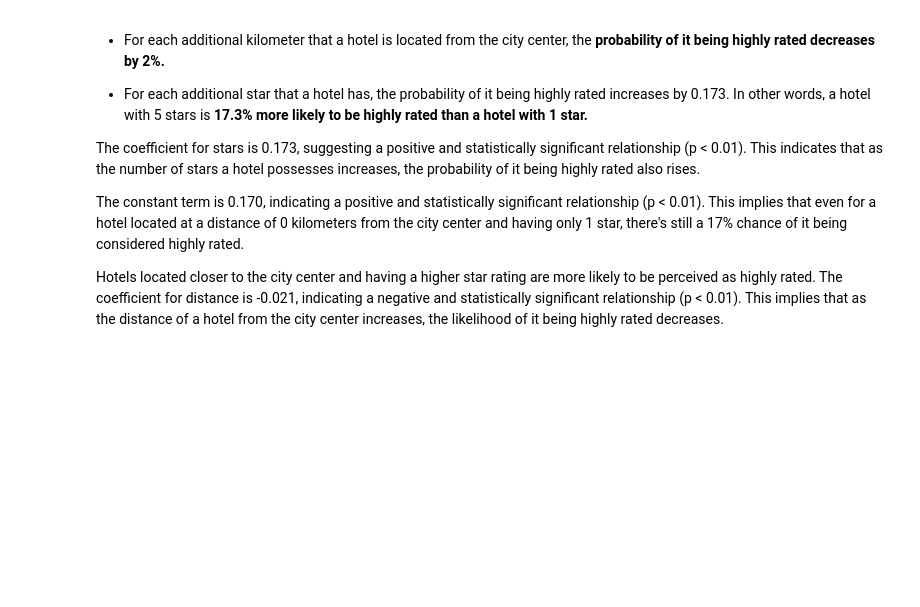
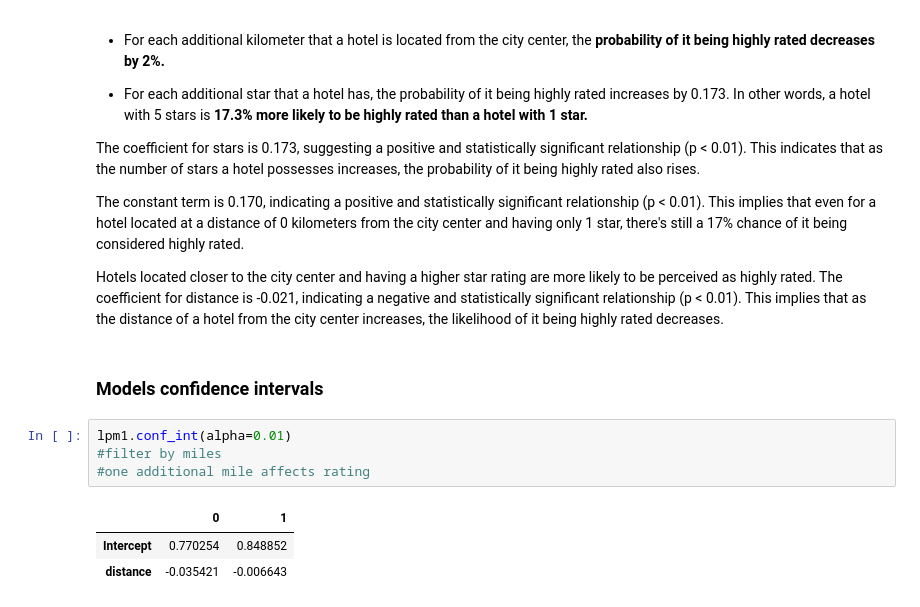
Before and after one commit to Alejandra-savagebriz/DA2, a Jupyter notebook: Assignment2_DA2.ipynb, the cells around one changed output. Cells and saved outputs as stored; diff of their text form; blank space fills up the shorter version.

Commit message:
Adding confidence intervals for LPM models

```diff
--- a/Assignment2_DA2.ipynb
+++ b/Assignment2_DA2.ipynb
@@ -835,3 +835,13 @@ The coefficient for stars is 0.173, suggesting a positive and statistically sign
 The constant term is 0.170, indicating a positive and statistically significant relationship (p < 0.01). This implies that even for a hotel located at a distance of 0 kilometers from the city center and having only 1 star, there's still a 17% chance of it being considered highly rated.
 
 Hotels located closer to the city center and having a higher star rating are more likely to be perceived as highly rated. The coefficient for distance is -0.021, indicating a negative and statistically significant relationship (p < 0.01). This implies that as the distance of a hotel from the city center increases, the likelihood of it being highly rated decreases.
+# %% [markdown]
+### Models confidence intervals
+# %%
+lpm1.conf_int(alpha=0.01)
+#filter by miles
+#one additional mile affects rating
+# %% [output]
+|  | 0 | 1 |
+| Intercept | 0.770254 | 0.848852 |
+| distance | -0.035421 | -0.006643 |
```
Also changed, not shown: parts of 5 cells of this notebook.
